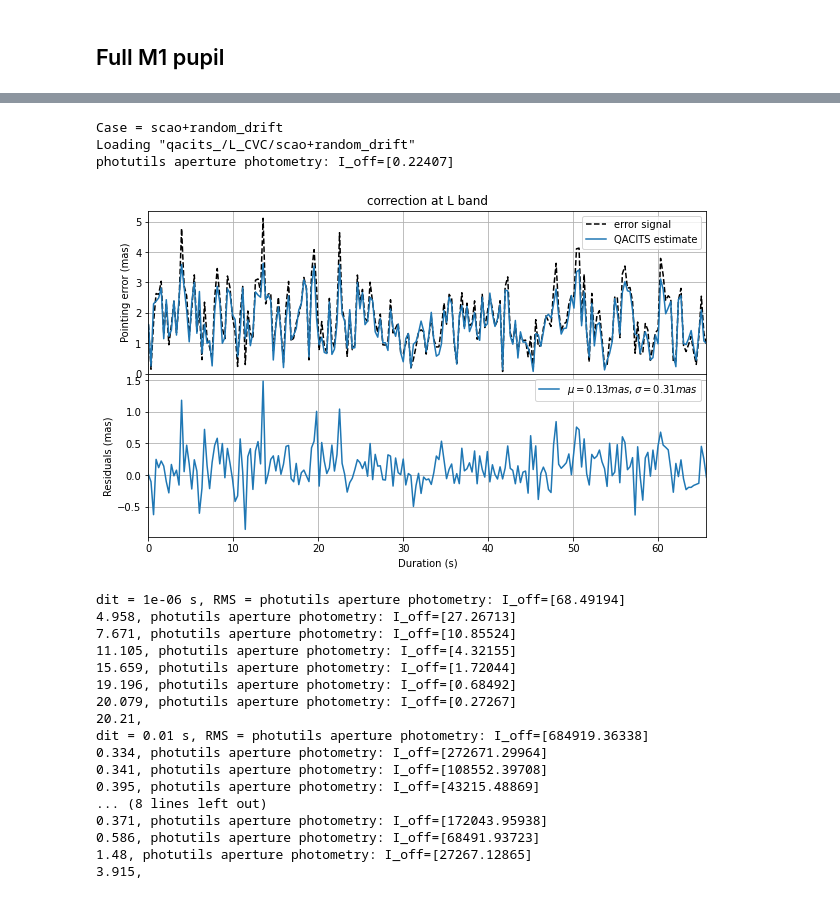
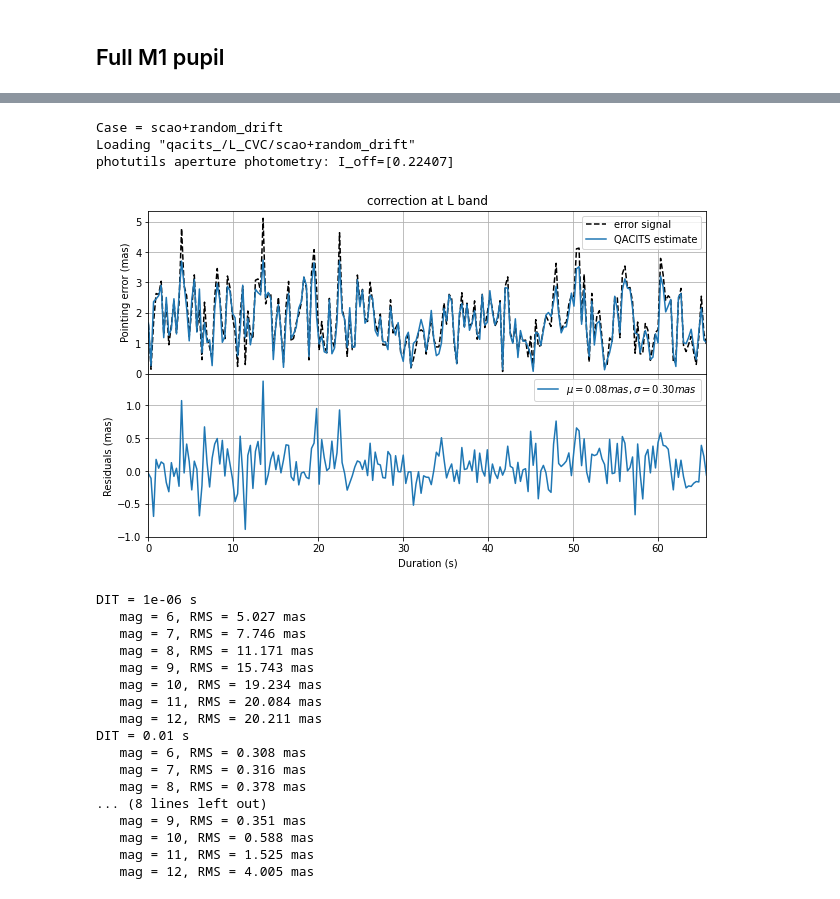
Before and after one commit to vortex-exoplanet/HEEPS, a Jupyter notebook: tools/qacits/qacits_psfs.ipynb, the cells around one changed output, grey strips where cells are left out. Cells and saved outputs as stored; diff of their text form; code cells hidden in the pictures.

Commit message:
qacits notebook: force=None

```diff
--- a/tools/qacits/qacits_psfs.ipynb
+++ b/tools/qacits/qacits_psfs.ipynb
@@ -55,6 +55,7 @@ n_bin           = 0 # if 0: no averaging, every estimates are returned in a 2D a
                     # if 1: average all frames before computing the estimate
                     # if n_bin=integer < n_img: will return as many estimates (frames are
                     # averaged by bins of n_img/n_bin before computing the estimates).
+force = None #'outer'
 # %% [output]
 mags = [ 6  7  8  9 10 11 12]
 dits = [1.e-06 1.e-02 1.e-01]
@@ -147,7 +148,7 @@ def create_psfs(band, mode, ls_params, case='calib', pupil_shape='', target='',
     return conf, psf, psfs, tt_lamD
 
 def tiptilt_estimate(qacits_params, conf, offaxis_PSF, onaxis_PSF, tt_lamD,
-        model_calibration=False, force=None):
+        model_calibration=False, verbose=True):
     # image sampling given in pixels per lambda/D
     sampling = conf['lam']/conf['diam_ext']/(conf['pscale']*u.mas.to('rad'))
     fwhm = sampling/(1 - conf['ls_dRext'])
@@ -155,28 +156,30 @@ def tiptilt_estimate(qacits_params, conf, offaxis_PSF, onaxis_PSF, tt_lamD,
     n_off = offaxis_PSF.shape[-1]
     aper = CircularAperture((n_off//2, n_off//2), r=fwhm/2)
     I_off = aperture_photometry(offaxis_PSF, aper)['aperture_sum'].data
-    print('photutils aperture photometry: I_off=%s'%np.round(I_off,5))
+    if verbose is True:
+        print('photutils aperture photometry: I_off=%s'%np.round(I_off,5))
     # bin + normalize on-axis PSF cube
     onaxis_PSF_binned = qacits.bin_images(onaxis_PSF, n_bin)
     #onaxis_PSF_binned /= I_off
     n_on = onaxis_PSF_binned.shape[-1]
     # tip-tilt estimate
-    tiptilt_estimate, params = qacits.quadrant_tiptilt_v8(deepcopy(qacits_params),
+    tiptilt_estimate_full = qacits.quadrant_tiptilt_v8(qacits_params,
             onaxis_PSF_binned, (n_on//2, n_on//2), I_off[0], fwhm,
-            calib_tt=tt_lamD, model_calibration=model_calibration, force=force,
-            exact=True, verbose=False)
+            calib_tt=tt_lamD, model_calibration=model_calibration,
+            force=force, exact=True, verbose=False)
+    tiptilt_estimate = tiptilt_estimate_full[:,0:2]
     # RMS error
     diamLS = conf['diam_ext'] - conf['diam_nominal']*conf['ls_dRext']
     lamD = conf['lam']/diamLS*u.rad.to('mas')
     tt_real = tt_lamD*lamD
     tt_est = np.sqrt(tiptilt_estimate[:,0]**2 + tiptilt_estimate[:,1]**2)*lamD
     rms = np.sqrt(np.mean((tt_real - tt_est)**2))
-    return rms, tt_real, tt_est, params
+    return tt_real, tt_est, rms
 
-def calib_qacits_params(qacits_params, conf, psf, psfs, tt_lamD, nframes=None,
-        model_calibration=False, force=None):
-    _, tt_real, tt_est, params = tiptilt_estimate(deepcopy(qacits_params), conf,
-        psf, psfs, tt_lamD, model_calibration=model_calibration, force=force)
+def plot_calib(qacits_params, conf, psf, psfs, tt_lamD, nframes=None,
+        model_calibration=False):
+    tt_real, tt_est, _ = tiptilt_estimate(qacits_params, conf,
+        psf, psfs, tt_lamD, model_calibration=model_calibration)
     ts = conf['dit']*np.arange(len(tt_lamD))[:nframes]
     fig, (a0, a1) = plt.subplots(2, 1, figsize=(10,6), sharex=True)
     fig.subplots_adjust(hspace=0)
@@ -194,19 +197,16 @@ def calib_qacits_params(qacits_params, conf, psf, psfs, tt_lamD, nframes=None,
     a1.set_ylabel('Residuals (mas)')
     a1.legend(loc='upper right'); a1.grid(True)
     a1.set_xlim((0, ts[-1]))
-    return params
 
 def plot_rms_mag(qacits_params, conf, psf, psfs, tt_lamD,
-        model_calibration=False, force=None):
+        model_calibration=False):
     for conf['dit'] in dits:
-        print('dit = %s s, RMS = '%conf['dit'], end='')
+        print('DIT = %s s'%conf['dit'])
         for conf['mag'] in mags:
             psf_ON, psf_OFF = background(deepcopy(psfs), deepcopy(psf), **conf)
-            rms, _, _, _ = tiptilt_estimate(deepcopy(qacits_params), conf,
-                    psf_OFF, psf_ON, tt_lamD,
-                    model_calibration=model_calibration, force=force)
-            print(np.round(rms,3), end=', ')
-        print('')
+            _, _, rms = tiptilt_estimate(qacits_params, conf, psf_OFF, psf_ON,
+                    tt_lamD, model_calibration=model_calibration, verbose=False)
+            print('   mag = %s, RMS = %s mas'%(conf['mag'], np.round(rms,3)))
 # %% [markdown]
 ## Circular pupil
 # %%
@@ -232,7 +233,8 @@ photutils aperture photometry: I_off=[0.30839]
 ## Full M1 pupil
 # %%
 conf, psf, psfs, tt_lamD = create_psfs('L', 'CVC', [0.0291, 0.08, 0.0317])
-fullM1_params = calib_qacits_params(default_params, conf, psf, psfs, tt_lamD, model_calibration=True)
+fullM1_params = deepcopy(default_params)
+plot_calib(fullM1_params, conf, psf, psfs, tt_lamD, model_calibration=True)
 # %% [output]
 Case = calib
 Loading "qacits_/L_CVC/calib"
@@ -246,29 +248,29 @@ Full coeff  = 2.324
 [figure]
 # %%
 conf, psf, psfs, tt_lamD = create_psfs('L', 'CVC', [0.0291, 0.08, 0.0317], 'scao+random_drift')
-calib_qacits_params(fullM1_params, conf, psf, psfs, tt_lamD);
+plot_calib(fullM1_params, conf, psf, psfs, tt_lamD)
 # %% [output]
 Case = scao+random_drift
 Loading "qacits_/L_CVC/scao+random_drift"
 photutils aperture photometry: I_off=[0.22407]
-[figure, old version]
+[figure, new version]
 # %%
 plot_rms_mag(fullM1_params, conf, psf, psfs, tt_lamD)
 # %% [output]
-dit = 1e-06 s, RMS = photutils aperture photometry: I_off=[68.49194]
-4.958, photutils aperture photometry: I_off=[27.26713]
-7.671, photutils aperture photometry: I_off=[10.85524]
-11.105, photutils aperture photometry: I_off=[4.32155]
-15.659, photutils aperture photometry: I_off=[1.72044]
-19.196, photutils aperture photometry: I_off=[0.68492]
-20.079, photutils aperture photometry: I_off=[0.27267]
-20.21,
-dit = 0.01 s, RMS = photutils aperture photometry: I_off=[684919.36338]
-0.334, photutils aperture photometry: I_off=[272671.29964]
-0.341, photutils aperture photometry: I_off=[108552.39708]
-0.395, photutils aperture photometry: I_off=[43215.48869]
+DIT = 1e-06 s
+   mag = 6, RMS = 5.027 mas
+   mag = 7, RMS = 7.746 mas
+   mag = 8, RMS = 11.171 mas
+   mag = 9, RMS = 15.743 mas
+   mag = 10, RMS = 19.234 mas
+   mag = 11, RMS = 20.084 mas
+   mag = 12, RMS = 20.211 mas
+DIT = 0.01 s
+   mag = 6, RMS = 0.308 mas
+   mag = 7, RMS = 0.316 mas
+   mag = 8, RMS = 0.378 mas
 ... (8 lines left out)
-0.371, photutils aperture photometry: I_off=[172043.95938]
-0.586, photutils aperture photometry: I_off=[68491.93723]
-1.48, photutils aperture photometry: I_off=[27267.12865]
-3.915,
+   mag = 9, RMS = 0.351 mas
+   mag = 10, RMS = 0.588 mas
+   mag = 11, RMS = 1.525 mas
+   mag = 12, RMS = 4.005 mas
```
Also changed, not shown: parts of 5 cells of this notebook, 1 other file.
